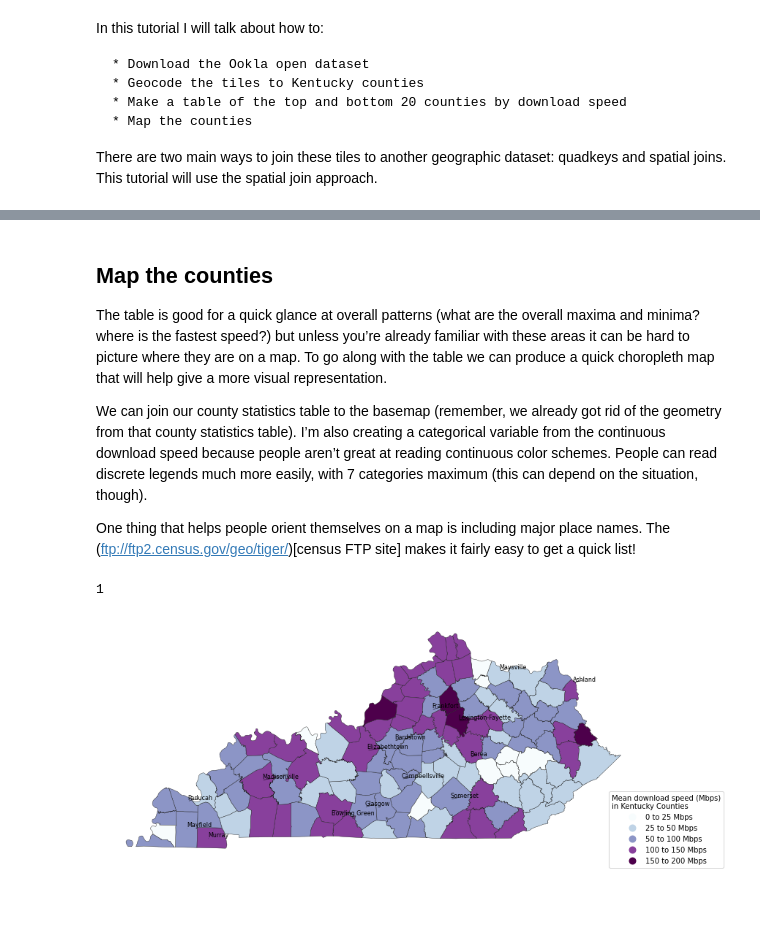
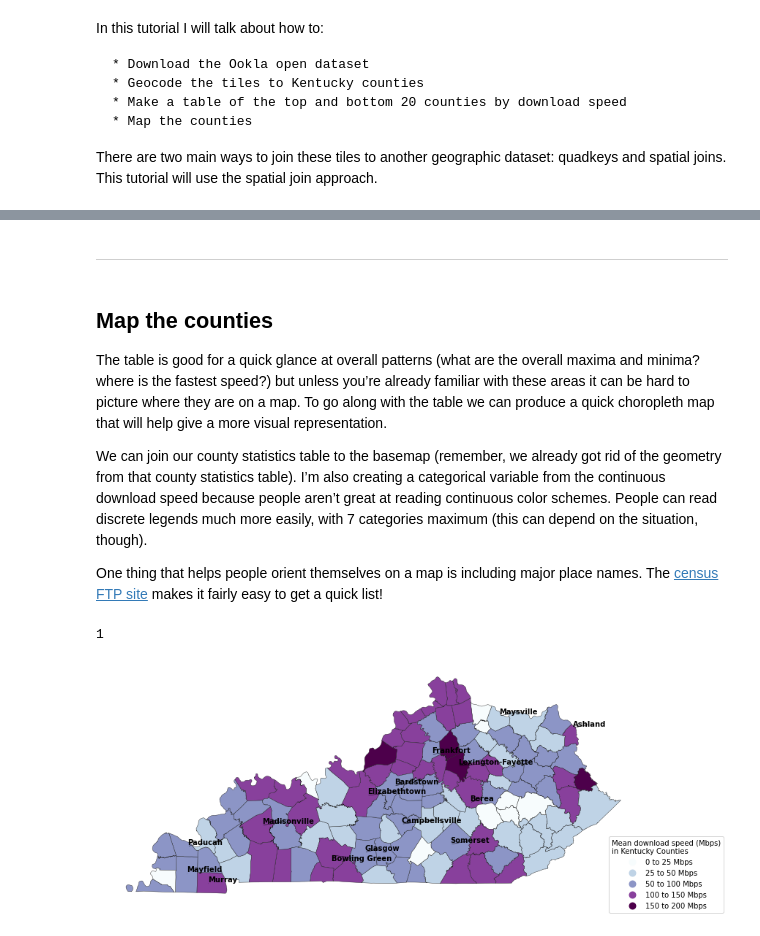
Before and after one commit to teamookla/ookla-open-data, a Jupyter notebook: tutorials/aggregate_by_county_py.ipynb, the cells around one changed output, grey strips where cells are left out. Drawn from its saved outputs; the diff is of its cells as text; code cells hidden in the pictures; blank space fills up the shorter version.

```diff
--- a/tutorials/aggregate_by_county_py.ipynb
+++ b/tutorials/aggregate_by_county_py.ipynb
@@ -30,0 +46,3 @@ tiles = gp.read_file(tile_url)
+# %%
+tile_url = get_tile_url("fixed", 2020, 2)
+tile_url
@@ -98,3 +171,5 @@ display(HTML(tabulate.tabulate(table_stats, tablefmt='html', headers=["GEOID", "
+# %% [markdown]
+---
 # %% [markdown]
 ## Map the counties
 
@@ -102,4 +177,4 @@ The table is good for a quick glance at overall patterns (what are the overall m
 
 We can join our county statistics table to the basemap (remember, we already got rid of the geometry from that county statistics table). I’m also creating a categorical variable from the continuous download speed because people aren’t great at reading continuous color schemes. People can read discrete legends much more easily, with 7 categories maximum (this can depend on the situation, though).
 
-One thing that helps people orient themselves on a map is including major place names. The (ftp://ftp2.census.gov/geo/tiger/)[census FTP site] makes it fairly easy to get a quick list!
+One thing that helps people orient themselves on a map is including major place names. The [census FTP site](ftp://ftp2.census.gov/geo/tiger/) makes it fairly easy to get a quick list!
@@ -106,6 +183,9 @@ One thing that helps people orient themselves on a map is including major place
 # %%
-county_data = ky_counties[['GEOID', 'geometry']].merge(county_stats, on='GEOID').to_crs(26916)
-
 labels = ["0 to 25 Mbps", "25 to 50 Mbps", "50 to 100 Mbps", "100 to 150 Mbps", "150 to 200 Mbps"]
 
-county_data['group'] = pd.cut(county_data.avg_d_mbps_wt, (0, 25, 50, 100, 150, 200), right=False, labels = labels)
+county_data['group'] = pd.cut(
+    county_data.avg_d_mbps_wt,
+    (0, 25, 50, 100, 150, 200),
+    right=False,
+    labels = labels
+)
@@ -120,20 +199,28 @@ ky_places.set_geometry("centroid", inplace = True)
 # %%
 fig, ax = plt.subplots(1, figsize=(16, 6))
 
-county_data.plot(column='group', cmap='BuPu', linewidth=0.4, ax=ax, edgecolor='0.1', legend=True)
-ax.axis('off')
+county_data.plot(
+    column="group", cmap="BuPu", linewidth=0.4, ax=ax, edgecolor="0.1", legend=True
+)
+
+ax.axis("off")
 
 leg = ax.get_legend()
-leg.set_bbox_to_anchor((1.15,0.3))
+leg.set_bbox_to_anchor((1.15, 0.3))
 leg.set_title("Mean download speed (Mbps)\nin Kentucky Counties")
 
 texts = []
+for x, y, label in zip(ky_places.geometry.x, ky_places.geometry.y, ky_places["NAME"]):
+    texts.append(plt.text(x, y, label, fontsize=10, fontweight="bold", ha="left"))
 
-for x, y, label in zip(ky_places.geometry.x, ky_places.geometry.y, ky_places["NAME"]):
-    texts.append(plt.text(x, y, label, fontsize = 8))
-
-aT.adjust_text(texts, force_points=0.3, force_text=0.8, expand_points=(1,1), expand_text=(1,1),
-               arrowprops=dict(arrowstyle="-", color='black', lw=0.5))
+adjust_text(
+    texts,
+    force_points=0.3,
+    force_text=0.8,
+    expand_points=(1, 1),
+    expand_text=(1, 1),
+    arrowprops=dict(arrowstyle="-", color="black", lw=0.5),
+)
 # %% [output]
 1
-[figure, old version]
+[figure, new version]
```
Also changed, not shown: parts of 24 cells of this notebook, 3 other files.
